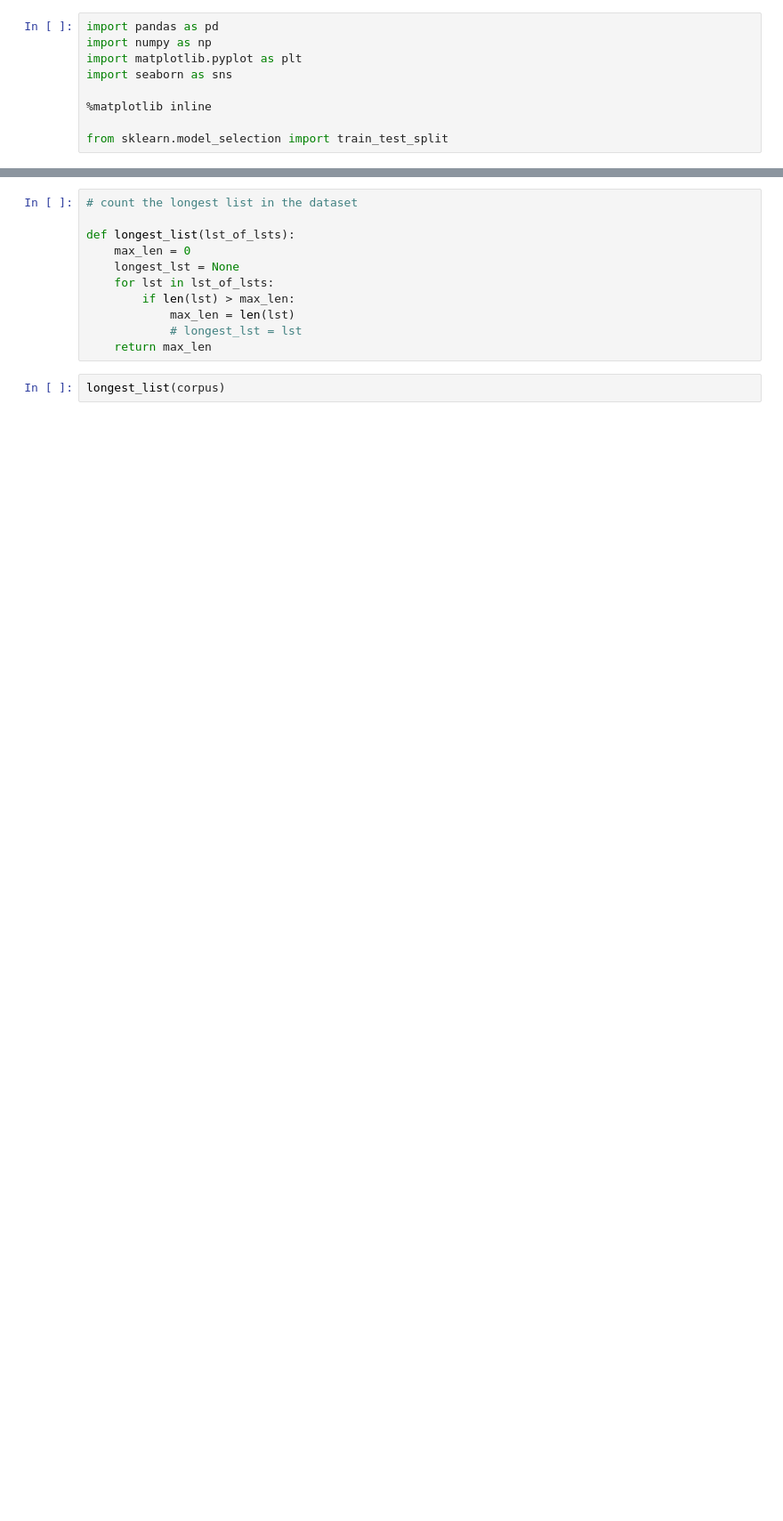
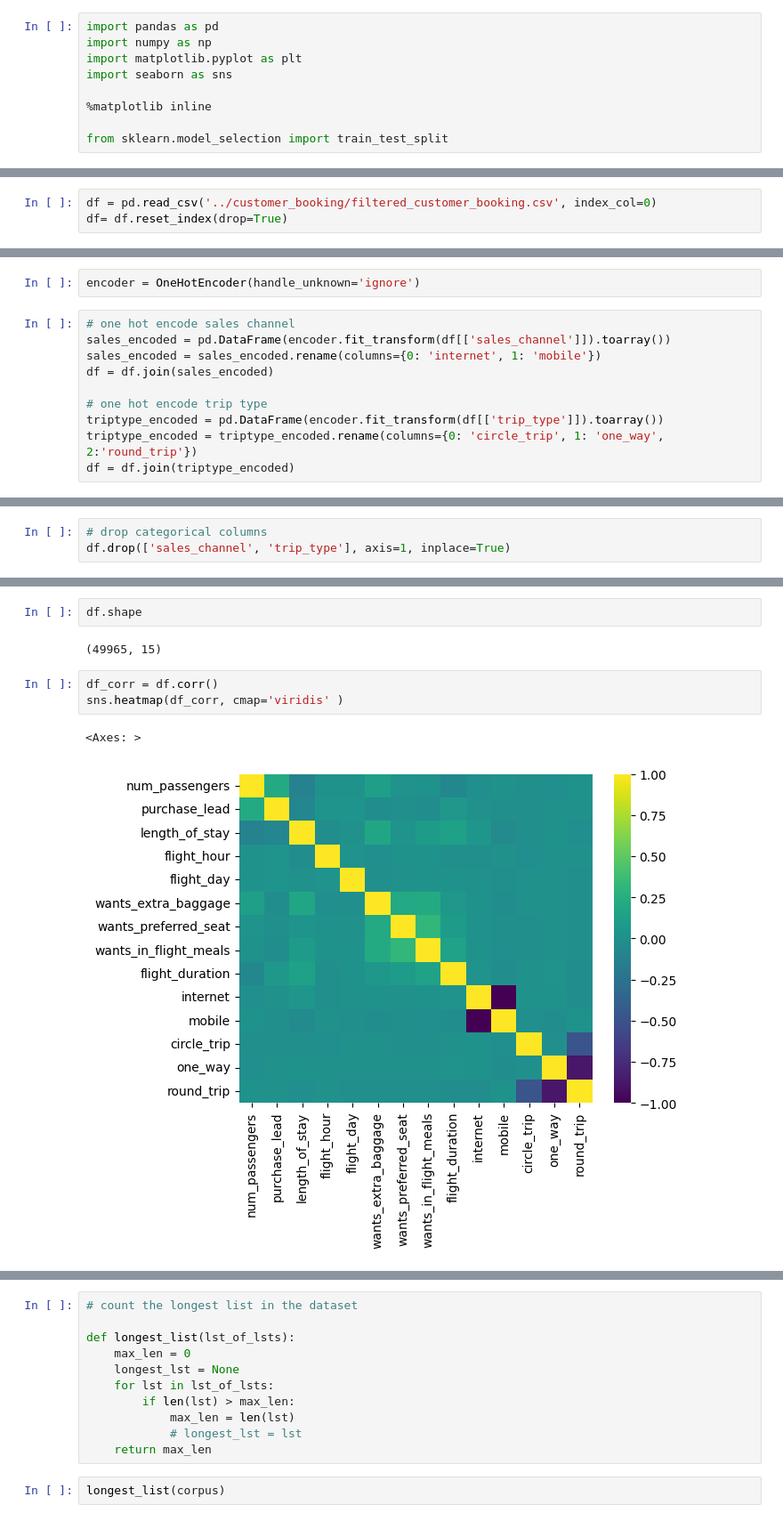
Before and after one commit to Ibeabuchi1/BA_internship, a Jupyter notebook: predict_file/predict_data.ipynb, the cells around one changed output, grey strips where cells are left out. Shown at 89% size. Drawn from its saved outputs; the diff is of its cells as text; blank space fills up the shorter version.

Commit message:
predict data

```diff
--- a/predict_file/predict_data.ipynb
+++ b/predict_file/predict_data.ipynb
@@ -23,0 +17,3 @@ corpus = df['corpus']
+# %%
+df = pd.read_csv('../customer_booking/filtered_customer_booking.csv', index_col=0)
+df= df.reset_index(drop=True)
@@ -23,0 +57,12 @@ corpus = df['corpus']
+# %%
+encoder = OneHotEncoder(handle_unknown='ignore')
+# %%
+# one hot encode sales channel
+sales_encoded = pd.DataFrame(encoder.fit_transform(df[['sales_channel']]).toarray())
+sales_encoded = sales_encoded.rename(columns={0: 'internet', 1: 'mobile'})
+df = df.join(sales_encoded)
+
+# one hot encode trip type
+triptype_encoded = pd.DataFrame(encoder.fit_transform(df[['trip_type']]).toarray())
+triptype_encoded = triptype_encoded.rename(columns={0: 'circle_trip', 1: 'one_way', 2:'round_trip'})
+df = df.join(triptype_encoded)
@@ -23,0 +77,3 @@ corpus = df['corpus']
+# %%
+# drop categorical columns
+df.drop(['sales_channel', 'trip_type'], axis=1, inplace=True)
@@ -23,0 +85,10 @@ corpus = df['corpus']
+# %%
+df.shape
+# %% [output]
+(49965, 15)
+# %%
+df_corr = df.corr()
+sns.heatmap(df_corr, cmap='viridis' )
+# %% [output]
+<Axes: >
+[figure, added]
```
Also changed, not shown: parts of 37 cells of this notebook, 3 other files.
